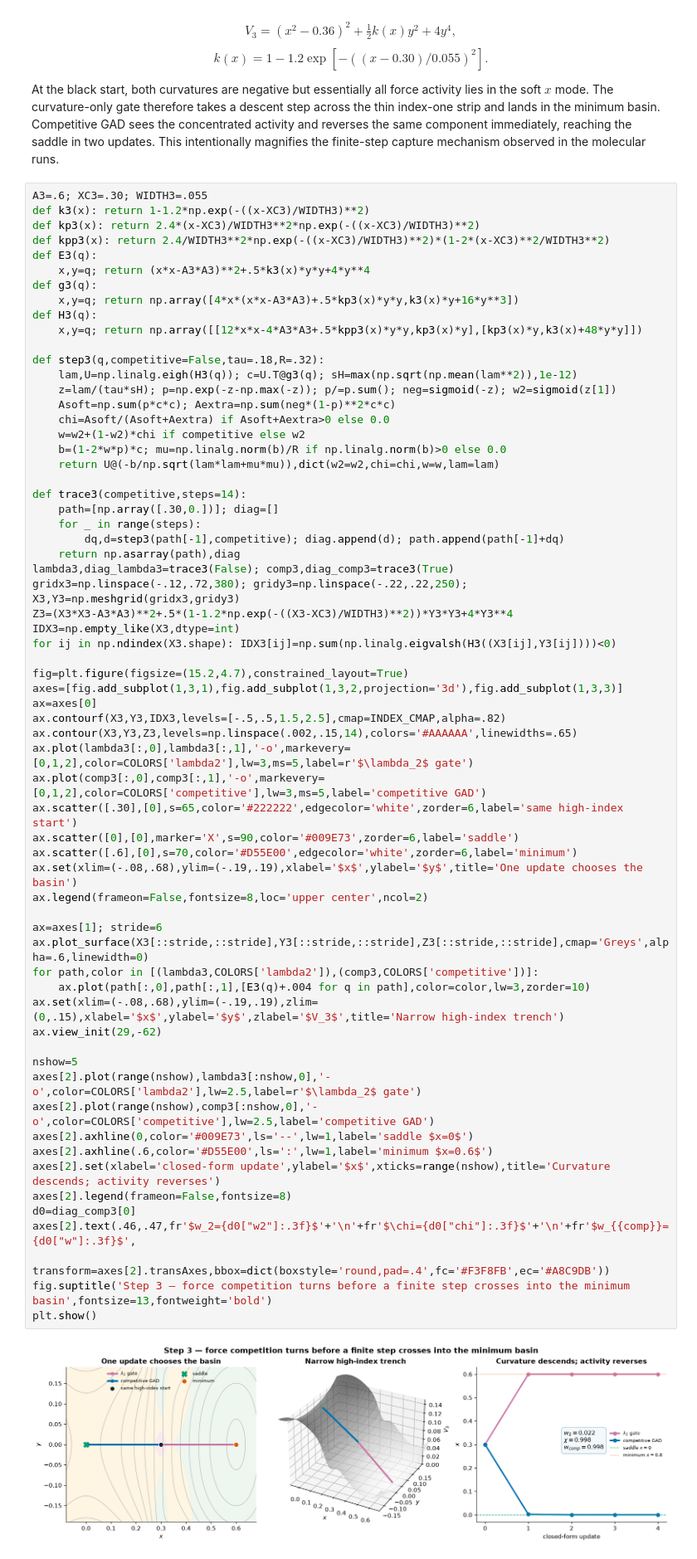
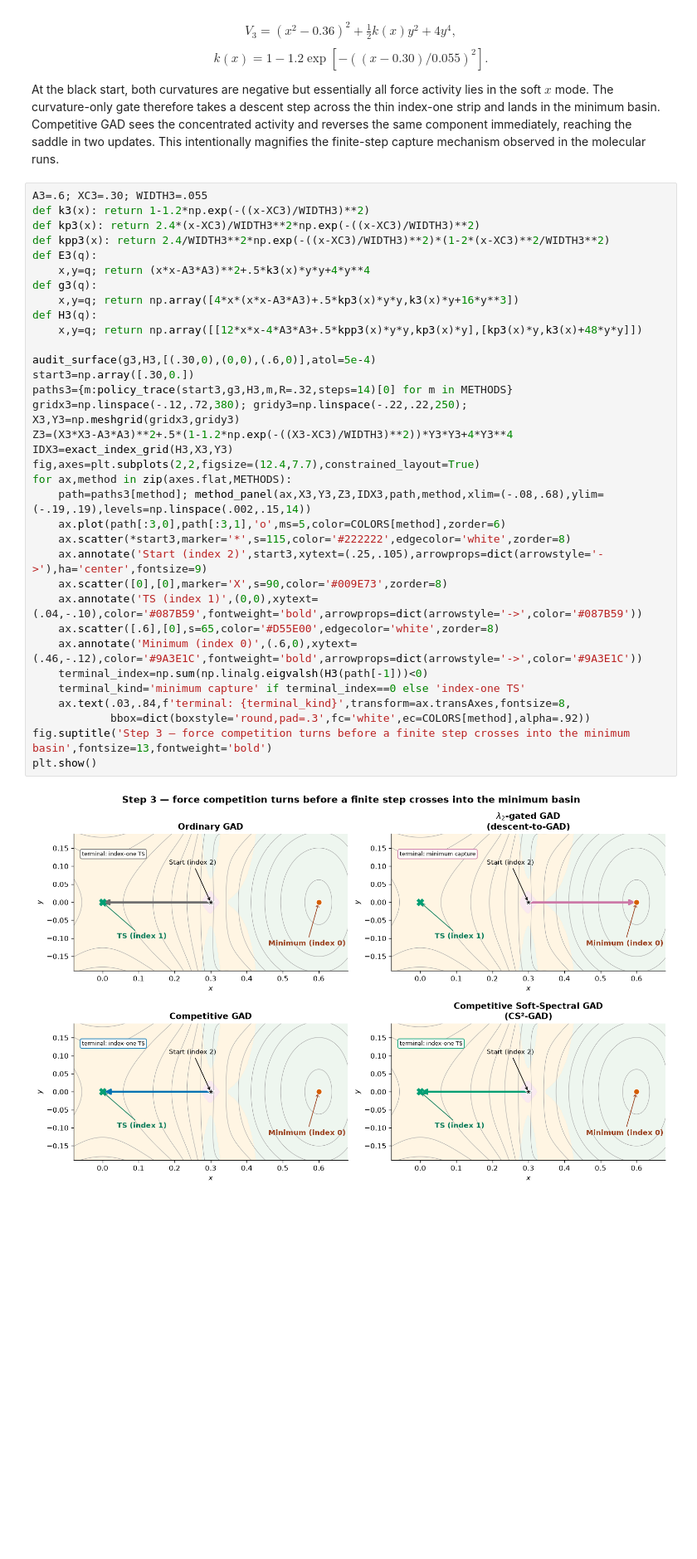
Before and after one commit to memo-ozdincer/GAD_plus, a Jupyter notebook: examples/gad_mechanism_failure_atlas.ipynb, the cells around one changed output. Shown at 83% size. Drawn from its saved outputs; the diff is of its cells as text; blank space fills up the shorter version.

```diff
--- a/examples/gad_mechanism_failure_atlas.ipynb
+++ b/examples/gad_mechanism_failure_atlas.ipynb
@@ -201,69 +212,39 @@ At the black start, both curvatures are negative but essentially all force activ
 # %%
 A3=.6; XC3=.30; WIDTH3=.055
 def k3(x): return 1-1.2*np.exp(-((x-XC3)/WIDTH3)**2)
 def kp3(x): return 2.4*(x-XC3)/WIDTH3**2*np.exp(-((x-XC3)/WIDTH3)**2)
 def kpp3(x): return 2.4/WIDTH3**2*np.exp(-((x-XC3)/WIDTH3)**2)*(1-2*(x-XC3)**2/WIDTH3**2)
 def E3(q):
     x,y=q; return (x*x-A3*A3)**2+.5*k3(x)*y*y+4*y**4
 def g3(q):
     x,y=q; return np.array([4*x*(x*x-A3*A3)+.5*kp3(x)*y*y,k3(x)*y+16*y**3])
 def H3(q):
     x,y=q; return np.array([[12*x*x-4*A3*A3+.5*kpp3(x)*y*y,kp3(x)*y],[kp3(x)*y,k3(x)+48*y*y]])
 
-def step3(q,competitive=False,tau=.18,R=.32):
-    lam,U=np.linalg.eigh(H3(q)); c=U.T@g3(q); sH=max(np.sqrt(np.mean(lam**2)),1e-12)
-    z=lam/(tau*sH); p=np.exp(-z-np.max(-z)); p/=p.sum(); neg=sigmoid(-z); w2=sigmoid(z[1])
-    Asoft=np.sum(p*c*c); Aextra=np.sum(neg*(1-p)**2*c*c)
-    chi=Asoft/(Asoft+Aextra) if Asoft+Aextra>0 else 0.0
-    w=w2+(1-w2)*chi if competitive else w2
-    b=(1-2*w*p)*c; mu=np.linalg.norm(b)/R if np.linalg.norm(b)>0 else 0.0
-    return U@(-b/np.sqrt(lam*lam+mu*mu)),dict(w2=w2,chi=chi,w=w,lam=lam)
-
-def trace3(competitive,steps=14):
-    path=[np.array([.30,0.])]; diag=[]
-    for _ in range(steps):
-        dq,d=step3(path[-1],competitive); diag.append(d); path.append(path[-1]+dq)
-    return np.asarray(path),diag
-lambda3,diag_lambda3=trace3(False); comp3,diag_comp3=trace3(True)
+audit_surface(g3,H3,[(.30,0),(0,0),(.6,0)],atol=5e-4)
+start3=np.array([.30,0.])
+paths3={m:policy_trace(start3,g3,H3,m,R=.32,steps=14)[0] for m in METHODS}
 gridx3=np.linspace(-.12,.72,380); gridy3=np.linspace(-.22,.22,250); X3,Y3=np.meshgrid(gridx3,gridy3)
 Z3=(X3*X3-A3*A3)**2+.5*(1-1.2*np.exp(-((X3-XC3)/WIDTH3)**2))*Y3*Y3+4*Y3**4
-IDX3=np.empty_like(X3,dtype=int)
-for ij in np.ndindex(X3.shape): IDX3[ij]=np.sum(np.linalg.eigvalsh(H3((X3[ij],Y3[ij])))<0)
-
-fig=plt.figure(figsize=(15.2,4.7),constrained_layout=True)
-axes=[fig.add_subplot(1,3,1),fig.add_subplot(1,3,2,projection='3d'),fig.add_subplot(1,3,3)]
-ax=axes[0]
-ax.contourf(X3,Y3,IDX3,levels=[-.5,.5,1.5,2.5],cmap=INDEX_CMAP,alpha=.82)
-ax.contour(X3,Y3,Z3,levels=np.linspace(.002,.15,14),colors='#AAAAAA',linewidths=.65)
-ax.plot(lambda3[:,0],lambda3[:,1],'-o',markevery=[0,1,2],color=COLORS['lambda2'],lw=3,ms=5,label=r'$\lambda_2$ gate')
-ax.plot(comp3[:,0],comp3[:,1],'-o',markevery=[0,1,2],color=COLORS['competitive'],lw=3,ms=5,label='competitive GAD')
-ax.scatter([.30],[0],s=65,color='#222222',edgecolor='white',zorder=6,label='same high-index start')
-ax.scatter([0],[0],marker='X',s=90,color='#009E73',zorder=6,label='saddle')
-ax.scatter([.6],[0],s=70,color='#D55E00',edgecolor='white',zorder=6,label='minimum')
-ax.set(xlim=(-.08,.68),ylim=(-.19,.19),xlabel='$x$',ylabel='$y$',title='One update chooses the basin')
-ax.legend(frameon=False,fontsize=8,loc='upper center',ncol=2)
-
-ax=axes[1]; stride=6
-ax.plot_surface(X3[::stride,::stride],Y3[::stride,::stride],Z3[::stride,::stride],cmap='Greys',alpha=.6,linewidth=0)
-for path,color in [(lambda3,COLORS['lambda2']),(comp3,COLORS['competitive'])]:
-    ax.plot(path[:,0],path[:,1],[E3(q)+.004 for q in path],color=color,lw=3,zorder=10)
-ax.set(xlim=(-.08,.68),ylim=(-.19,.19),zlim=(0,.15),xlabel='$x$',ylabel='$y$',zlabel='$V_3$',title='Narrow high-index trench')
-ax.view_init(29,-62)
-
-nshow=5
-axes[2].plot(range(nshow),lambda3[:nshow,0],'-o',color=COLORS['lambda2'],lw=2.5,label=r'$\lambda_2$ gate')
-axes[2].plot(range(nshow),comp3[:nshow,0],'-o',color=COLORS['competitive'],lw=2.5,label='competitive GAD')
-axes[2].axhline(0,color='#009E73',ls='--',lw=1,label='saddle $x=0$')
-axes[2].axhline(.6,color='#D55E00',ls=':',lw=1,label='minimum $x=0.6$')
-axes[2].set(xlabel='closed-form update',ylabel='$x$',xticks=range(nshow),title='Curvature descends; activity reverses')
-axes[2].legend(frameon=False,fontsize=8)
-d0=diag_comp3[0]
-axes[2].text(.46,.47,fr'$w_2={d0["w2"]:.3f}$'+'\n'+fr'$\chi={d0["chi"]:.3f}$'+'\n'+fr'$w_{{comp}}={d0["w"]:.3f}$',
-             transform=axes[2].transAxes,bbox=dict(boxstyle='round,pad=.4',fc='#F3F8FB',ec='#A8C9DB'))
+IDX3=exact_index_grid(H3,X3,Y3)
+fig,axes=plt.subplots(2,2,figsize=(12.4,7.7),constrained_layout=True)
+for ax,method in zip(axes.flat,METHODS):
+    path=paths3[method]; method_panel(ax,X3,Y3,Z3,IDX3,path,method,xlim=(-.08,.68),ylim=(-.19,.19),levels=np.linspace(.002,.15,14))
+    ax.plot(path[:3,0],path[:3,1],'o',ms=5,color=COLORS[method],zorder=6)
+    ax.scatter(*start3,marker='*',s=115,color='#222222',edgecolor='white',zorder=8)
+    ax.annotate('Start (index 2)',start3,xytext=(.25,.105),arrowprops=dict(arrowstyle='->'),ha='center',fontsize=9)
+    ax.scatter([0],[0],marker='X',s=90,color='#009E73',zorder=8)
+    ax.annotate('TS (index 1)',(0,0),xytext=(.04,-.10),color='#087B59',fontweight='bold',arrowprops=dict(arrowstyle='->',color='#087B59'))
+    ax.scatter([.6],[0],s=65,color='#D55E00',edgecolor='white',zorder=8)
+    ax.annotate('Minimum (index 0)',(.6,0),xytext=(.46,-.12),color='#9A3E1C',fontweight='bold',arrowprops=dict(arrowstyle='->',color='#9A3E1C'))
+    terminal_index=np.sum(np.linalg.eigvalsh(H3(path[-1]))<0)
+    terminal_kind='minimum capture' if terminal_index==0 else 'index-one TS'
+    ax.text(.03,.84,f'terminal: {terminal_kind}',transform=ax.transAxes,fontsize=8,
+            bbox=dict(boxstyle='round,pad=.3',fc='white',ec=COLORS[method],alpha=.92))
 fig.suptitle('Step 3 — force competition turns before a finite step crosses into the minimum basin',fontsize=13,fontweight='bold')
 plt.show()
 # %% [output]
-[figure, old version]
+[figure, new version]
 # %% [markdown]
 The black point is identical in both runs. Its curvature-only gate is almost off, $w_2\approx0$, so the magenta step follows descent to the right. The competitive activity is almost one, so the blue step reflects the soft component and moves left. The index-one strip is deliberately thinner than the intrinsic display radius: this is a visual stress test of the exact finite-step failure, not a claim that chemical landscapes have this particular shape.
 # %% [markdown]
```
Also changed, not shown: parts of 4 cells of this notebook.
